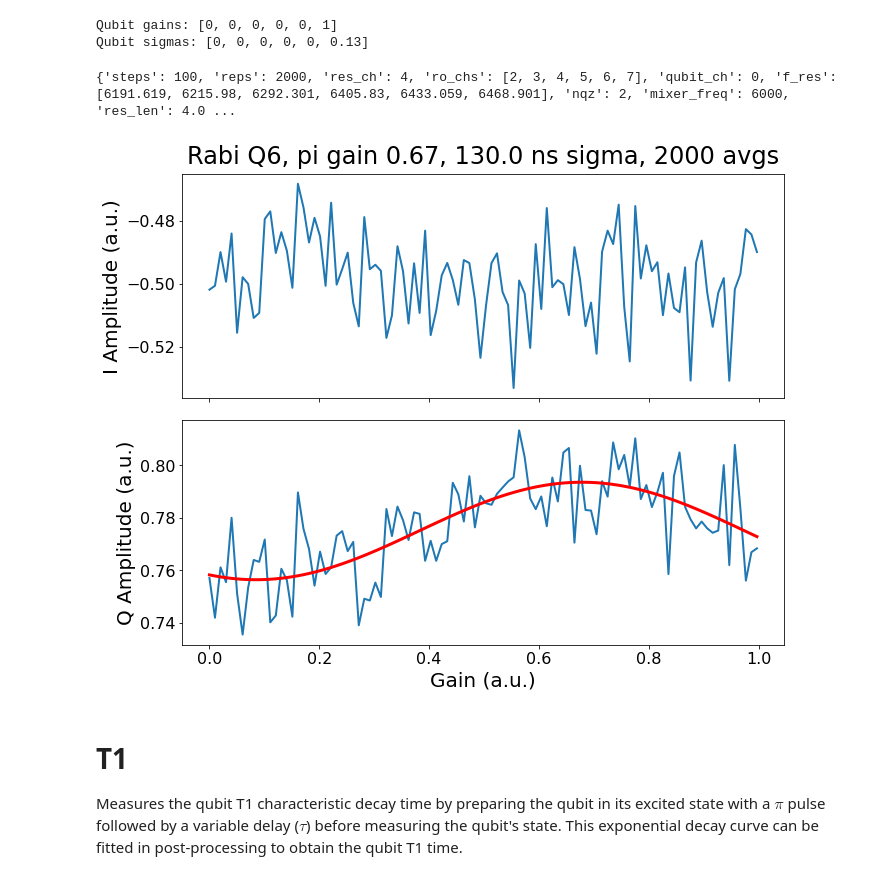
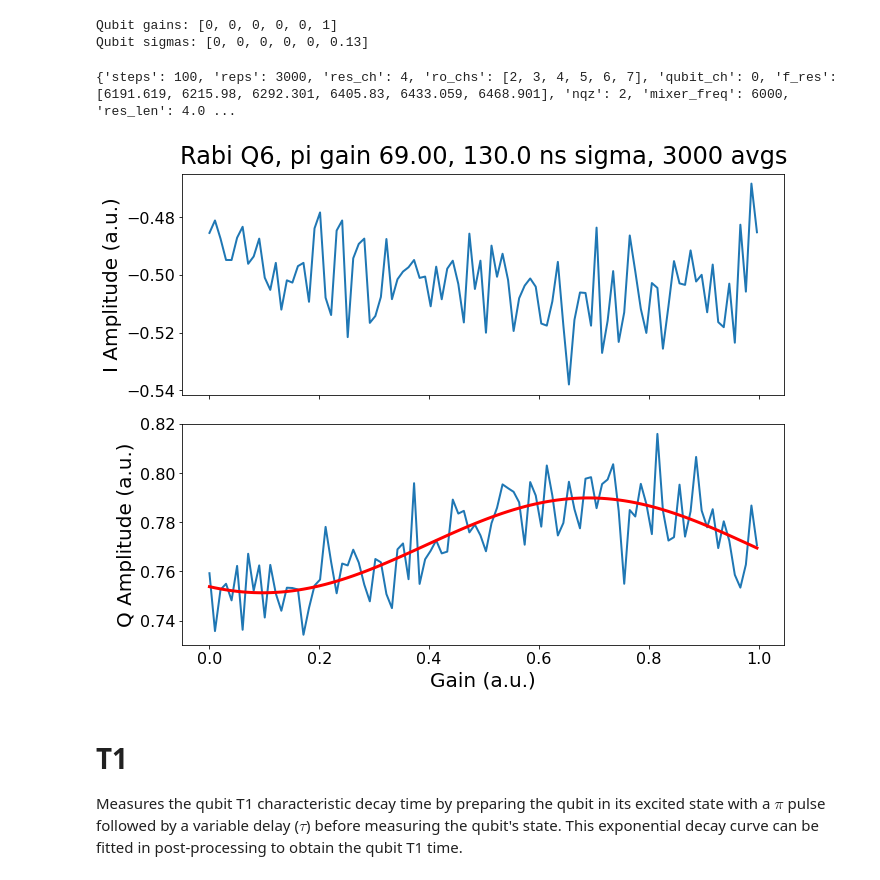
Before and after one commit to sarafs1926/tprocv2_demos, a Jupyter notebook: qick_demos_tprocv2/02_qubit_demos_6transmon_mux.ipynb, the cells around one changed output. Saved outputs shown, nothing was run; the diff lists cells and outputs as text; code cells hidden in the pictures.

```diff
--- a/qick_demos_tprocv2/02_qubit_demos_6transmon_mux.ipynb
+++ b/qick_demos_tprocv2/02_qubit_demos_6transmon_mux.ipynb
@@ -470,7 +470,7 @@ STEPS = 300
 config = {
     ## Sweep Params: ##
     'steps': STEPS, # Number of sweep points
-    'reps': 2000,
+    'reps': 3000,
 
     ## Channel Params. ##
     'res_ch': MIXMUXGEN_CH,
@@ -710,7 +710,7 @@ STEPS = 100
 config = {
     ## Sweep Params: ##
     'steps': STEPS, # Number of sweep points
-    'reps': 2000,
+    'reps': 3000,
     ## Channel Params. ##
     'res_ch': MIXMUXGEN_CH,
     'ro_chs': MUXRO_CH,
@@ -747,7 +747,7 @@ gains = amp_rabi.get_pulse_param('qubit_pulse', "gain", as_array=True)
 
 #
 # %% [output]
-{'steps': 100, 'reps': 2000, 'res_ch': 4, 'ro_chs': [2, 3, 4, 5, 6, 7], 'qubit_ch': 0, 'f_res': [6191.619, 6215.98, 6292.301, 6405.83, 6433.059, 6468.901], 'nqz': 2, 'mixer_freq': 6000, 'res_len': 4.0 ...
+{'steps': 100, 'reps': 3000, 'res_ch': 4, 'ro_chs': [2, 3, 4, 5, 6, 7], 'qubit_ch': 0, 'f_res': [6191.619, 6215.98, 6292.301, 6405.83, 6433.059, 6468.901], 'nqz': 2, 'mixer_freq': 6000, 'res_len': 4.0 ...
 # %%
 def cosine(x, a, b, c, d):
     return a * np.cos(2. * np.pi * b * x - c * 2 * np.pi) + d
@@ -768,7 +768,17 @@ q1_d_guess = np.mean(q1_amp)
 q1_guess=[q1_a_guess, q1_b_guess, q1_c_guess, q1_d_guess]
 q1_popt, q1_pcov = curve_fit(cosine, gains, q1_amp, maxfev = 100000, p0 = q1_guess)
 q1_fit_cosine = cosine(gains, *q1_popt)
-pi_amp = gains[np.argmax(q1_fit_cosine)] #change to argmax/min depending on shape of curve
+
+#figure out whether to use argmax or argmin based on height of first and last values
+first_three_avg = np.mean(q1_fit_cosine[:3])
+last_three_avg = np.mean(q1_fit_cosine[-3:])
+
+if last_three_avg > first_three_avg:
+    pi_amp = np.argmax(q1_fit_cosine)
+else:
+    pi_amp = np.argmin(q1_fit_cosine)
+
+#pi_amp = gains[np.argmax(q1_fit_cosine)] #change to argmax/min depending on shape of curve
 
 # I subplot
 ax1.plot(gains, I, label="Gain (a.u.)", linewidth=2)
@@ -776,34 +786,34 @@ ax1.set_ylabel("I Amplitude (a.u.)", fontsize=20)
 ax1.tick_params(axis='both', which='major', labelsize=16)
 # ax1.axvline(freq_q, color='orange', linestyle='--', linewidth=2)
 
 # Q subplot
 ax2.plot(gains, Q, label="Q", linewidth=2)
 ax2.set_xlabel("Gain (a.u.)", fontsize=20)
 ax2.plot(gains, q1_fit_cosine, '-', color='red', linewidth=3, label="Fit")
 ax2.set_ylabel("Q Amplitude (a.u.)", fontsize=20)
 ax2.tick_params(axis='both', which='major', labelsize=16)
 # ax2.axvline(freq_q, color='orange', linestyle='--', linewidth=2)
 
 # Adjust spacing
 plt.tight_layout()
 
 # Calculate the middle of the plot area
 plot_middle = (ax1.get_position().x0 + ax1.get_position().x1) / 2
 
 # Add title, centered on the plot area
 fig.text(plot_middle, 0.98, f"Rabi Q{QubitIndex+1}, pi gain %.2f" %pi_amp + f", {config['sigma']*1000} ns sigma" + f", {config['reps']} avgs", fontsize=24, ha='center', va='top')
 
 # Adjust the top margin to make room for the title
 plt.subplots_adjust(top=0.93)
 
 #make sure amplitude matches spec
 #probing with higher gain makes rabi easier to see and optimizes snr
 #see where punchout happems and try to use max power
 #move all of singal into I to help with fitting (instructions in run doc)
 
 fig.savefig(f"plots/rabi/rabi_q{QubitIndex+1}.png", dpi=300, bbox_inches='tight') #, facecolor='white'
 # %% [output]
-[figure, old version]
+[figure, new version]
 # %% [markdown]
 # T1
 
```
Also changed, not shown: parts of 6 cells of this notebook, 19 other files.
